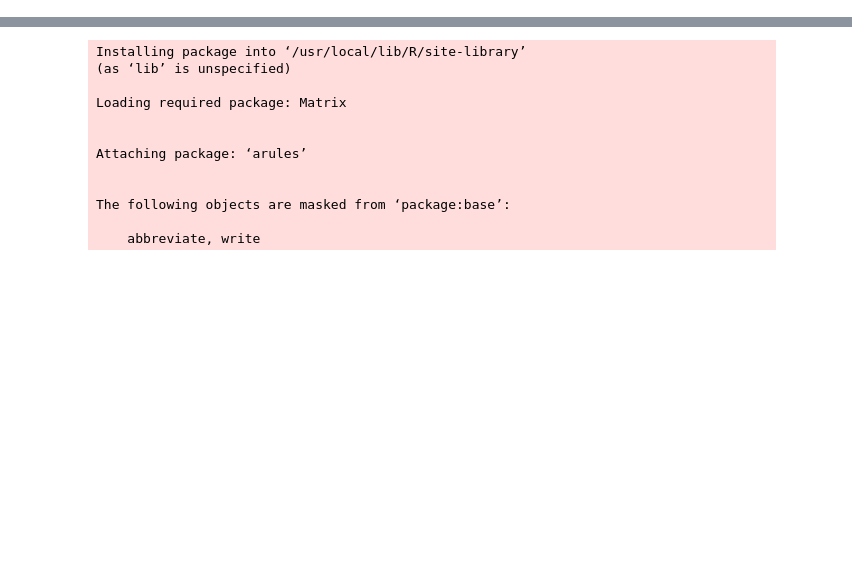
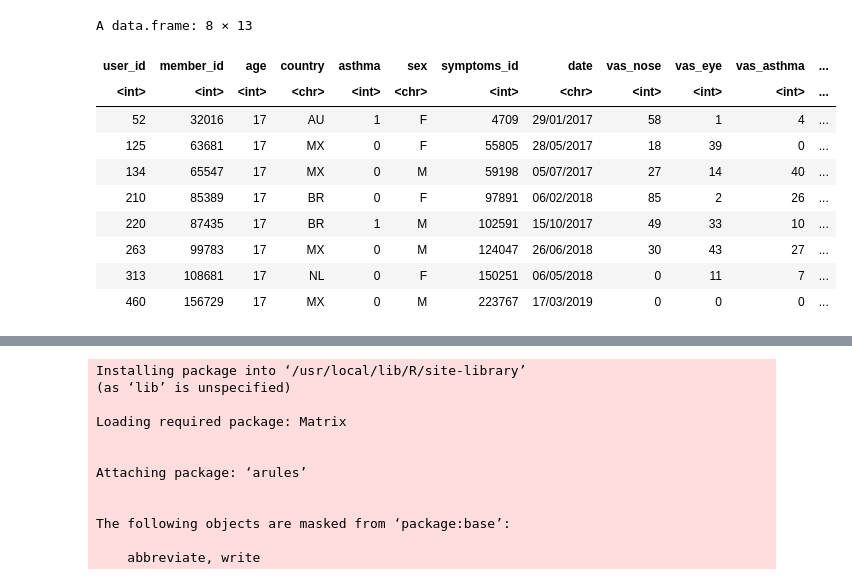
Before and after one commit to ManJ-PC/R, a Jupyter notebook: R_Avançado_02_Regras_de_Associação_Apriori_Prof_Rodrigo_Rosa.ipynb, the cells around one changed output, grey strips where cells are left out. Saved outputs shown, nothing was run; the diff lists cells and outputs as text; code cells hidden in the pictures; blank space fills up the shorter version.

```diff
--- a/R_Avançado_02_Regras_de_Associação_Apriori_Prof_Rodrigo_Rosa.ipynb
+++ b/R_Avançado_02_Regras_de_Associação_Apriori_Prof_Rodrigo_Rosa.ipynb
@@ -0,0 +126,16 @@
+# %%
+x <- mask_air %>% filter(age==17)
+# %%
+x
+# %% [output]
+A data.frame: 8 × 13
+| user_id | member_id | age | country | asthma | sex | symptoms_id | date | vas_nose | vas_eye | vas_asthma | ... |
+| <int> | <int> | <int> | <chr> | <int> | <chr> | <int> | <chr> | <int> | <int> | <int> | ... |
+| 52 | 32016 | 17 | AU | 1 | F | 4709 | 29/01/2017 | 58 | 1 | 4 | ... |
+| 125 | 63681 | 17 | MX | 0 | F | 55805 | 28/05/2017 | 18 | 39 | 0 | ... |
+| 134 | 65547 | 17 | MX | 0 | M | 59198 | 05/07/2017 | 27 | 14 | 40 | ... |
+| 210 | 85389 | 17 | BR | 0 | F | 97891 | 06/02/2018 | 85 | 2 | 26 | ... |
+| 220 | 87435 | 17 | BR | 1 | M | 102591 | 15/10/2017 | 49 | 33 | 10 | ... |
+| 263 | 99783 | 17 | MX | 0 | M | 124047 | 26/06/2018 | 30 | 43 | 27 | ... |
+| 313 | 108681 | 17 | NL | 0 | F | 150251 | 06/05/2018 | 0 | 11 | 7 | ... |
+| 460 | 156729 | 17 | MX | 0 | M | 223767 | 17/03/2019 | 0 | 0 | 0 | ... |
```
Also changed, not shown: parts of 20 cells of this notebook.
